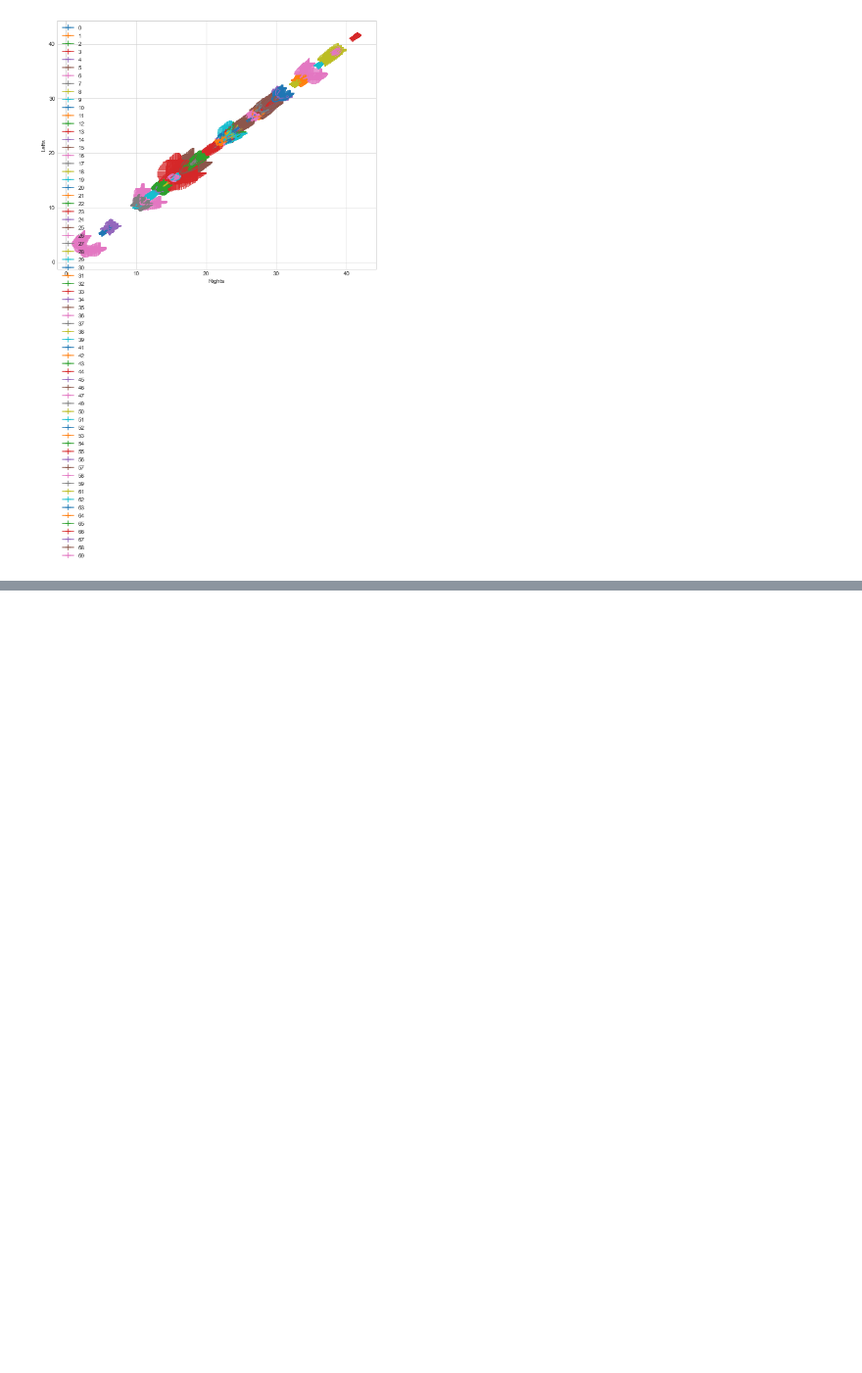
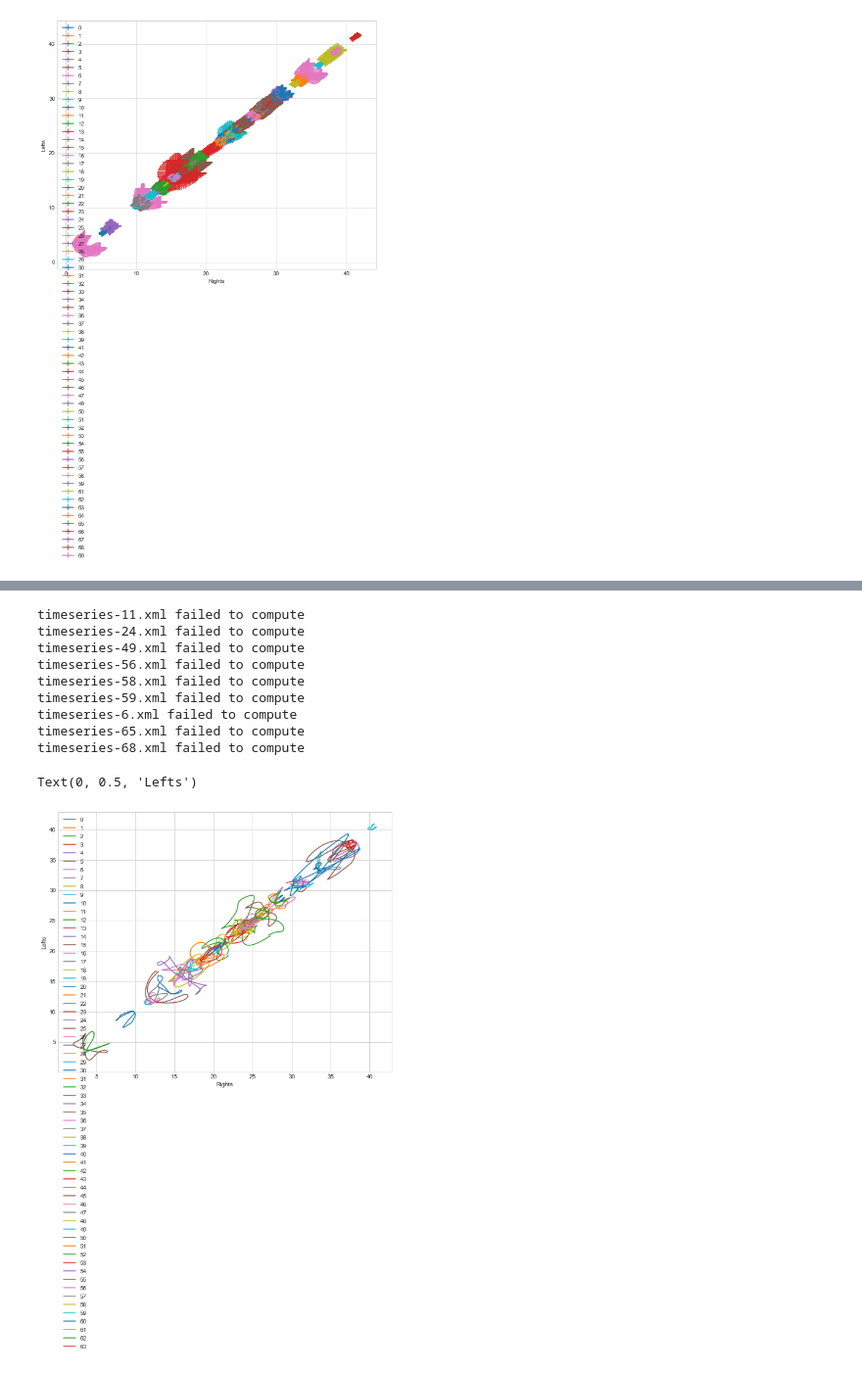
Before and after one commit to streckgumman/BikeFit, a Jupyter notebook: src/DIS.ipynb, the cells around one changed output, grey strips where cells are left out. Shown at 98% size. Cells and saved outputs as stored; diff of their text form; code cells hidden in the pictures; blank space fills up the shorter version.

```diff
--- a/src/DIS.ipynb
+++ b/src/DIS.ipynb
@@ -111,0 +174,38 @@ Text(0, 0.5, 'Lefts')
+# %%
+# difficulty 4
+df_list = []
+for xml_file in os.listdir("../Timeseries"):
+    if xml_file.startswith("timeseries"):
+        #print(xml_file)
+        bs_data = read_data("../Timeseries/" + xml_file)
+        b_name = bs_data.find_all('name')
+        try:
+            df1 = calc_euclidian_distances(bs_data, int((3 * length)/4), length)
+            df_list.append(df1)
+        except:
+            print(xml_file + " failed to compute")
+
+plt.figure(figsize = (10,8))
+index = 0
+
+for person in df_list:
+    try:
+        plt.plot(person['Right Pelvic Angles'], person['Left Pelvic Angles'], label = index)
+    except:
+        print("fail :(")
+    index += 1
+plt.legend()
+plt.xlabel('Rights')
+plt.ylabel('Lefts')
+# %% [output]
+timeseries-11.xml failed to compute
+timeseries-24.xml failed to compute
+timeseries-49.xml failed to compute
+timeseries-56.xml failed to compute
+timeseries-58.xml failed to compute
+timeseries-59.xml failed to compute
+timeseries-6.xml failed to compute
+timeseries-65.xml failed to compute
+timeseries-68.xml failed to compute
+Text(0, 0.5, 'Lefts')
+[figure, added]
```
Also changed, not shown: parts of 9 cells of this notebook.
